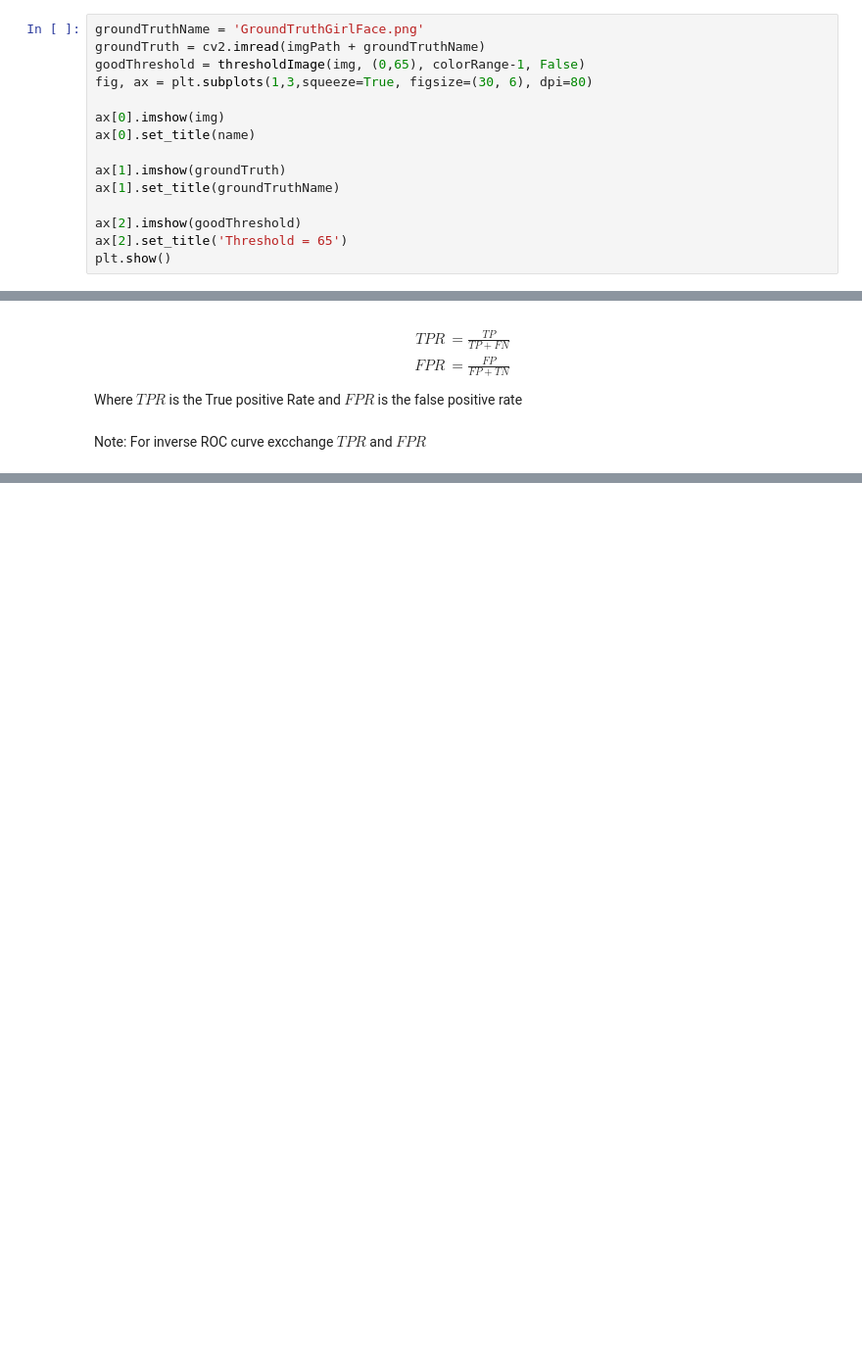
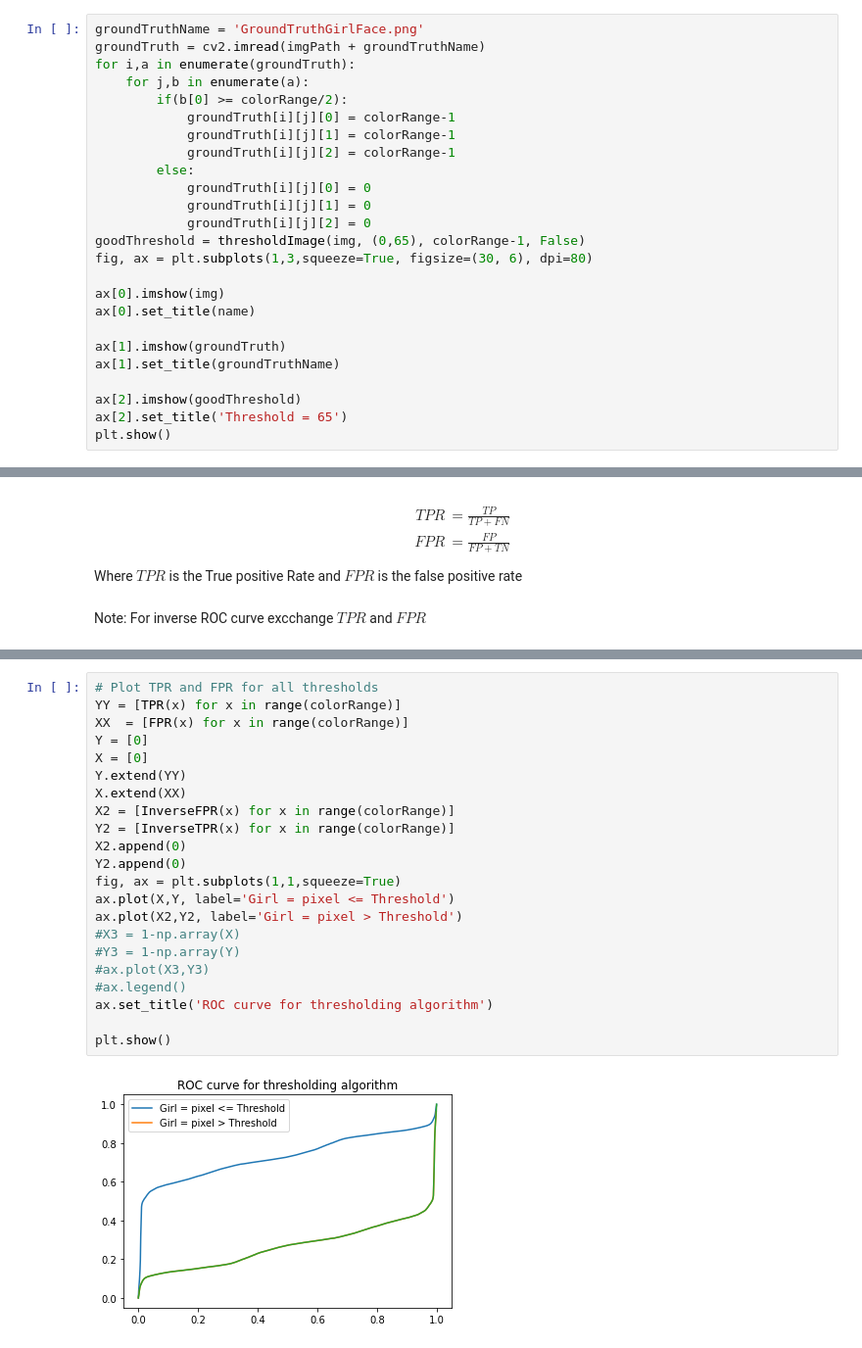
Before and after one commit to jmcsuite/AgentesInteligentes_Up2022, a Jupyter notebook: Trabajo1_0226259_0226154/codigo/main.ipynb, the cells around one changed output, grey strips where cells are left out. Shown at 98% size. Saved outputs shown, nothing was run; the diff lists cells and outputs as text; blank space fills up the shorter version.

```diff
--- a/Trabajo1_0226259_0226154/codigo/main.ipynb
+++ b/Trabajo1_0226259_0226154/codigo/main.ipynb
@@ -111,6 +112,16 @@ for axes, im, tr in zip(ax, imgsThresh, namesThreshold):
 # %%
 groundTruthName = 'GroundTruthGirlFace.png'
 groundTruth = cv2.imread(imgPath + groundTruthName)
+for i,a in enumerate(groundTruth):
+    for j,b in enumerate(a):
+        if(b[0] >= colorRange/2):
+            groundTruth[i][j][0] = colorRange-1
+            groundTruth[i][j][1] = colorRange-1
+            groundTruth[i][j][2] = colorRange-1
+        else:
+            groundTruth[i][j][0] = 0
+            groundTruth[i][j][1] = 0
+            groundTruth[i][j][2] = 0
 goodThreshold = thresholdImage(img, (0,65), colorRange-1, False)
 fig, ax = plt.subplots(1,3,squeeze=True, figsize=(30, 6), dpi=80)
 
@@ -148,0 +193,24 @@ Note: For inverse ROC curve excchange $TPR$ and $FPR$
+# %%
+# Plot TPR and FPR for all thresholds
+YY = [TPR(x) for x in range(colorRange)]
+XX  = [FPR(x) for x in range(colorRange)]
+Y = [0]
+X = [0]
+Y.extend(YY)
+X.extend(XX)
+X2 = [InverseFPR(x) for x in range(colorRange)]
+Y2 = [InverseTPR(x) for x in range(colorRange)]
+X2.append(0)
+Y2.append(0)
+fig, ax = plt.subplots(1,1,squeeze=True)
+ax.plot(X,Y, label='Girl = pixel <= Threshold')
+ax.plot(X2,Y2, label='Girl = pixel > Threshold')
+#X3 = 1-np.array(X)
+#Y3 = 1-np.array(Y)
+#ax.plot(X3,Y3)
+#ax.legend()
+ax.set_title('ROC curve for thresholding algorithm')
+
+plt.show()
+# %% [output]
+[figure, added]
```
Also changed, not shown: parts of 7 cells of this notebook.
